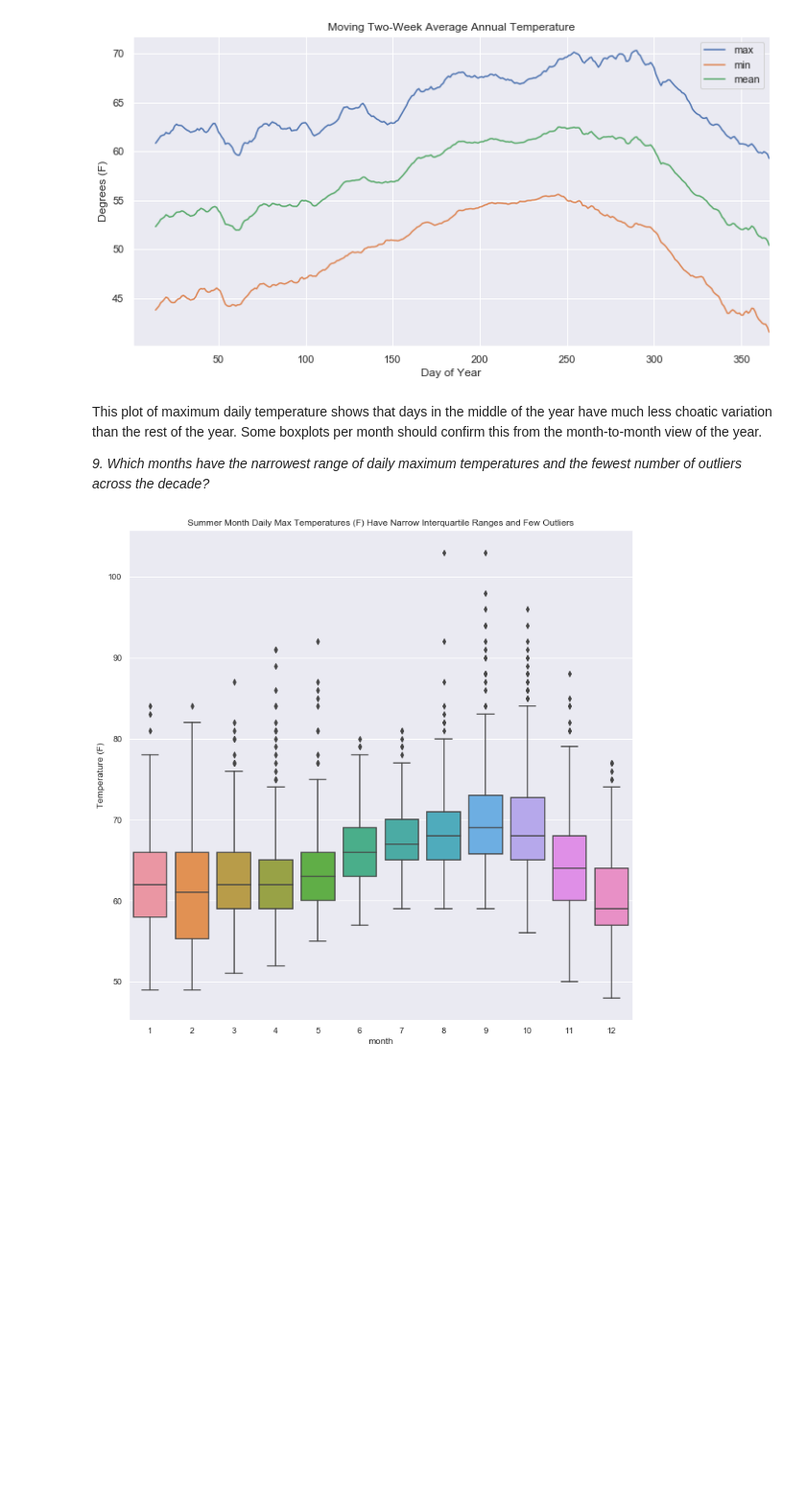
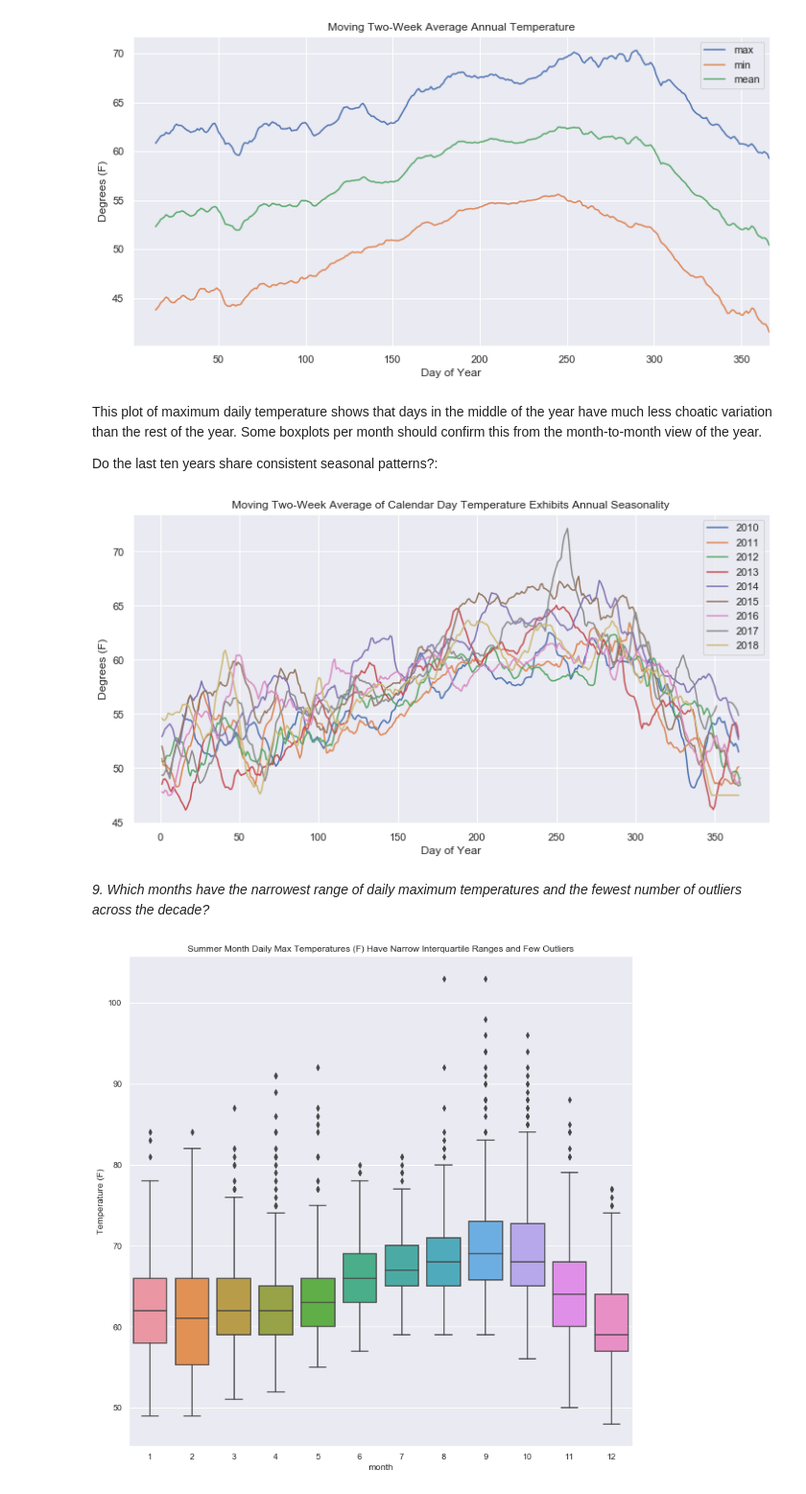
Before and after one commit to jefftrevino/Springboard, a Jupyter notebook: capstone1montereyWeather/exploratory_data_visualization.ipynb, the cells around one changed output. Shown at 96% size. Cells and saved outputs as stored; diff of their text form; code cells hidden in the pictures; blank space fills up the shorter version.

Commit message:
added obscuration plots to exploration

```diff
--- a/capstone1montereyWeather/exploratory_data_visualization.ipynb
+++ b/capstone1montereyWeather/exploratory_data_visualization.ipynb
@@ -246,7 +249,31 @@ plt.show()
 # %% [markdown]
 This plot of maximum daily temperature shows that days in the middle of the year have much less choatic variation than the rest of the year. Some boxplots per month should confirm this from the month-to-month view of the year.
 
-*9. Which months have the narrowest range of daily maximum temperatures and the fewest number of outliers across the decade?*
+Do the last ten years share consistent seasonal patterns?:
+# %%
+plt.figure(figsize=(12, 6))
+
+x = df
+bool_index = (x.index.year >= 2010) & (x.index.year <= 2018)
+x = x[bool_index]
+x['mean_temp'] = (x['DailyMaximumDryBulbTemperature'] + x['DailyMinimumDryBulbTemperature'])/2
+
+mean_temp = x.groupby([x.index.year, x.index.dayofyear])['mean_temp'].mean().rolling(14).mean()
+
+mean_temp = mean_temp.unstack(level=0)
+
+# plot
+for col in mean_temp.columns:
+    plt.plot(mean_temp[col], label=str(col))
+plt.legend()
+plt.title('Moving Two-Week Average of Calendar Day Temperature Exhibits Annual Seasonality')
+plt.xlabel('Day of Year')
+plt.ylabel('Degrees (F)')
+plt.show()
+# %% [output]
+[figure, added]
+# %% [markdown]
+*9. Which months have the narrowest range of daily maximum temperatures and the fewest number of outliers across the decade?*
 # %%
 plt.figure(figsize=(12, 12))
 
```
Also changed, not shown: parts of 6 cells of this notebook.
